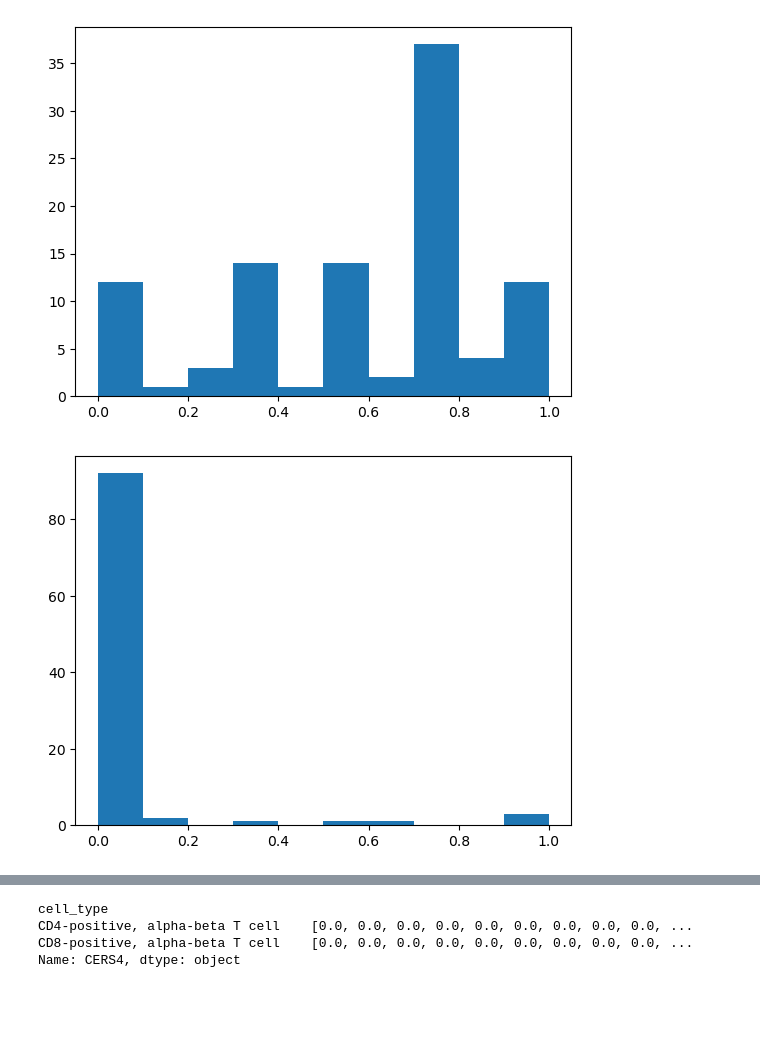
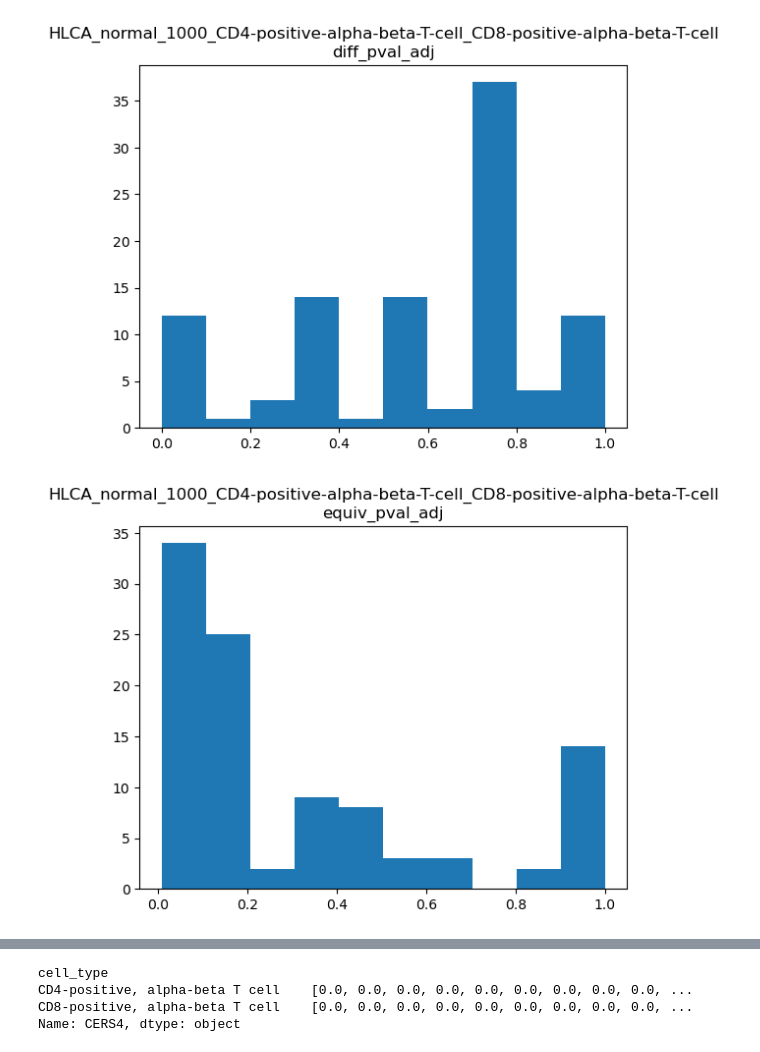
Before and after one commit to juliaolivieri/equivalence_testing, a Jupyter notebook: notebooks/perform_test_tabular_data.ipynb, the cells around one changed output, grey strips where cells are left out. Cells and saved outputs as stored; diff of their text form; code cells hidden in the pictures; blank space fills up the shorter version.

```diff
--- a/notebooks/perform_test_tabular_data.ipynb
+++ b/notebooks/perform_test_tabular_data.ipynb
@@ -46,10 +46,12 @@ def plot_groups(group1_vals, group2_vals):
     plt.title("difference in means: {:.3f}".format(mean1 - mean2))
     plt.show()
 # %%
-csv_path = "/exports/home/jolivieri/equivalence_testing/notebooks/output/sample_tabular_data/HLCA_normal_1000_CD4-positive-alpha-beta-T-cell_CD8-positive-alpha-beta-T-cell_1000_100.csv"
+dataname = "HLCA_normal_1000_CD4-positive-alpha-beta-T-cell_CD8-positive-alpha-beta-T-cell"
+# dataname = "HLCA_normal_1000_classical-monocyte_non-classical-monocyte"
+csv_path = "/exports/home/jolivieri/equivalence_testing/notebooks/output/sample_tabular_data/{}_1000_100.csv".format(dataname)
 df = pd.read_csv(csv_path, index_col = 0)
 # %%
-delta = 0.2
+delta = 0.05
 
 grouped_df = df.groupby("cell_type")
 
@@ -57,6 +59,7 @@ out = {"gene" : [], "nnz_group1" : [], "nnz_group2" : [], "avg_group1" : [],
        "avg_group2" : [], "diff_pval" : [], "equiv_pval" : []}
 
 count = 0
+plot = False
 for gene in tqdm.tqdm([x for x in df.columns if x != "cell_type"]):
 #     count += 1
 #     if count == 5:
@@ -64,7 +67,7 @@ for gene in tqdm.tqdm([x for x in df.columns if x != "cell_type"]):
 
     samples = grouped_df[gene].apply(list)
     diff_pval, equiv_pval = perform_t_tests(samples[0], samples[1], delta)
-    if (diff_pval < 0.05) or (equiv_pval > 0.05):
+    if plot and ((diff_pval < 0.05) or (equiv_pval > 0.05)):
         print(gene)
         plt.hist(df[gene])
         plt.show()
@@ -159,12 +125,14 @@ PSMF1
 # %%
 plt.hist(out_df["diff_pval_adj"])
+plt.title("{}\ndiff_pval_adj".format(dataname))
 plt.show()
 
 plt.hist(out_df["equiv_pval_adj"])
+plt.title("{}\nequiv_pval_adj".format(dataname))
 plt.show()
 # %% [output]
-[figure, old version]
+[figure, new version]
-[figure, old version]
+[figure, new version]
 # %%
 out_df.sort_values("diff_pval_adj")
 # %% [output]
```
Also changed, not shown: parts of 8 cells of this notebook, 3 other files.
